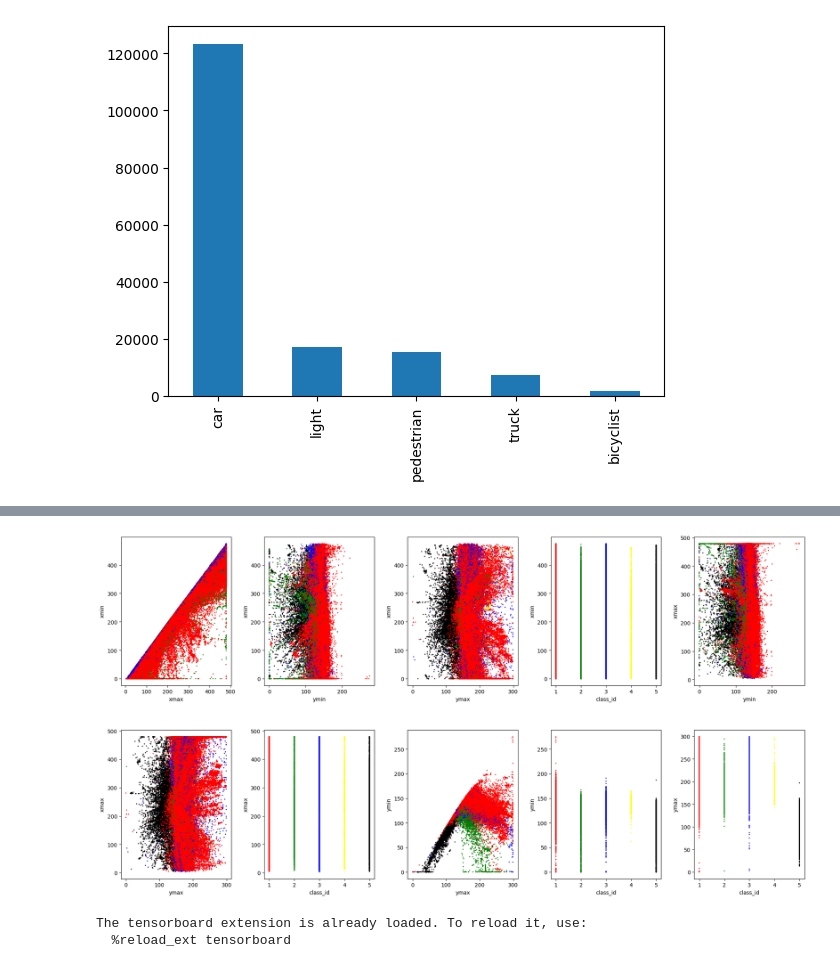
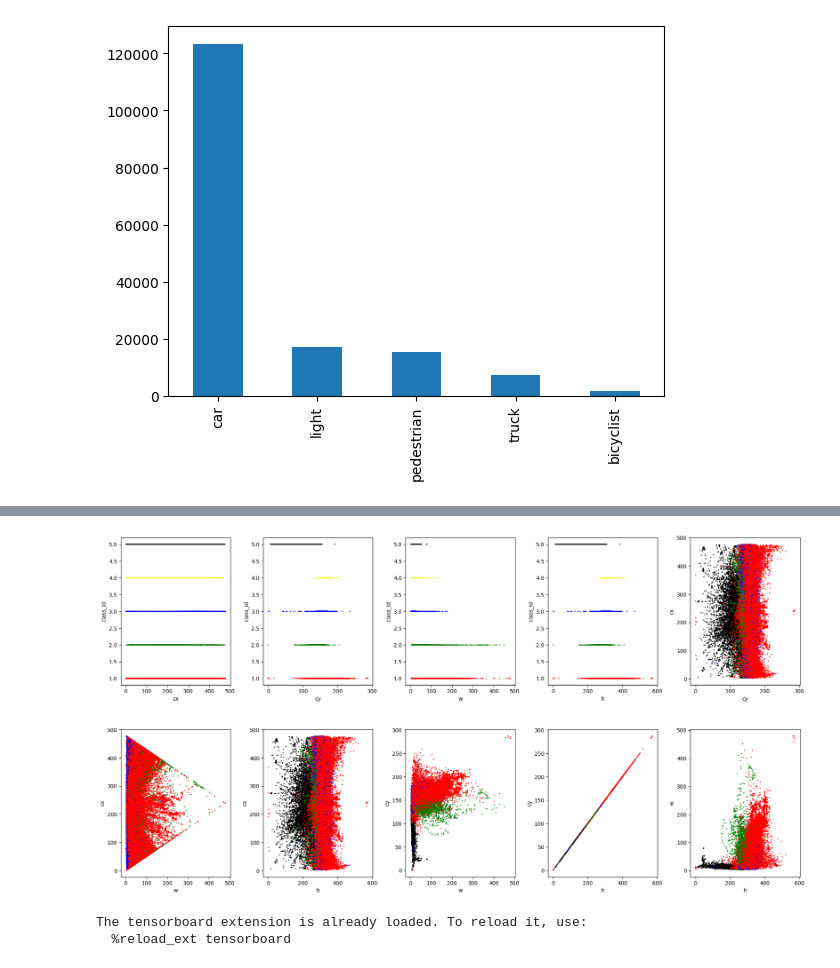
Before and after one commit to rhiray1996/Object_Detection, a Jupyter notebook: scripts/data_inference.ipynb, the cells around one changed output, grey strips where cells are left out. Drawn from its saved outputs; the diff is of its cells as text; code cells hidden in the pictures.

```diff
--- a/scripts/data_inference.ipynb
+++ b/scripts/data_inference.ipynb
@@ -27,0 +26,6 @@ data_val["name"] = data_val.class_id.map(lambda x: category[x])
+# %%
+data_val["cx"] = data_val.apply(lambda val: (val['xmin'] + val['xmax'])/2 , axis=1)
+data_val["cy"] = data_val.apply(lambda val: (val['ymin'] + val['ymax'])/2, axis=1)
+data_val["w"] = data_val.apply(lambda val: val['xmax'] - val['xmin'], axis=1)
+data_val["h"] = data_val.apply(lambda val: val['ymax'] + val['ymin'], axis=1)
+data_val["name"] = data_val.class_id.map(lambda x: category[x])
@@ -42,7 +51,0 @@ Index(['frame', 'xmin', 'xmax', 'ymin', 'ymax', 'class_id', 'name'], dtype='obje
-# %%
-i = 0
-cn = 5
-for col_i in range(1,6):
-    for col_j in range(col_i,6):
-        print(int(((i*col_i)//cn)),int(((col_j-1)%cn)))
-    i += 1
@@ -65,41 +52,41 @@ for col_i in range(1,6):
 # %%
 # for id  in range(1,6):
 # data = data_val[data_val['class_id'] == id]
 data = data_val
 colors = {'car':'red', 'truck':'green', 'pedestrian':'blue', 'bicyclist':'yellow', 'light':'black'}
 fig, ax = plt.subplots(2,5, figsize=(20, 10),)
 
 
 def scat_plot(col_i, col_j, i, j):
-    x1 = data[columns[col_j]]
-    y1 = data[columns[col_i]]
+    x1 = data[data_val.columns[col_j]]
+    y1 = data[data_val.columns[col_i]]
     ax[i,j].scatter(x1, y1, c=data['name'].map(colors), s=1)
     #add axis labels to plot
-    ax[i,j].set_ylabel(columns[col_i])
-    ax[i,j].set_xlabel(columns[col_j])
+    ax[i,j].set_ylabel(data_val.columns[col_i])
+    ax[i,j].set_xlabel(data_val.columns[col_j])
 
-scat_plot(1,2,0,0)
-scat_plot(1,3,0,1)
-scat_plot(1,4,0,2)
-scat_plot(1,5,0,3)
-scat_plot(2,3,0,4)
-scat_plot(2,4,1,0)
-scat_plot(2,5,1,1)
-scat_plot(3,4,1,2)
-scat_plot(3,5,1,3)
-scat_plot(4,5,1,4)
+scat_plot(5,6,0,0)
+scat_plot(5,7,0,1)
+scat_plot(5,8,0,2)
+scat_plot(5,9,0,3)
+scat_plot(6,7,0,4)
+scat_plot(6,8,1,0)
+scat_plot(6,9,1,1)
+scat_plot(7,8,1,2)
+scat_plot(7,9,1,3)
+scat_plot(8,9,1,4)
 
 # #display plot
 # fig.tight_layout()
 plt.subplots_adjust(left=0.1,
                     bottom=0.1,
                     right=1,
                     top=1,
                     wspace=0.3,
                     hspace=0.3)
 plt.show()
 # %% [output]
-[figure, old version]
+[figure, new version]
 # %%
 %load_ext tensorboard
 %tensorboard --logdir runs
```
Also changed, not shown: parts of 5 cells of this notebook, 3 other files.
